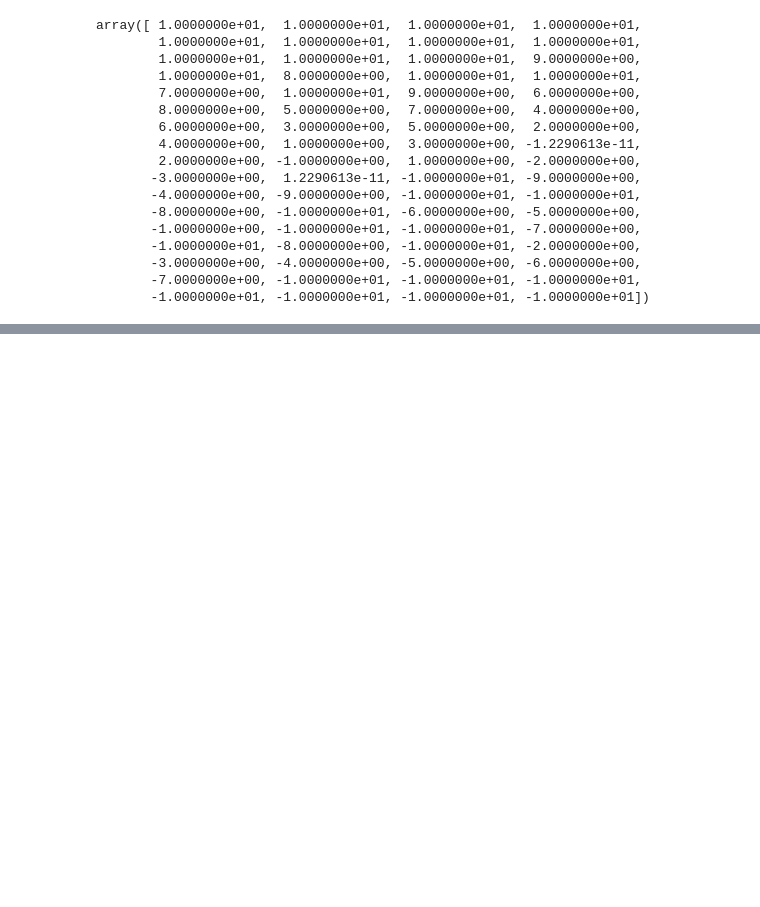
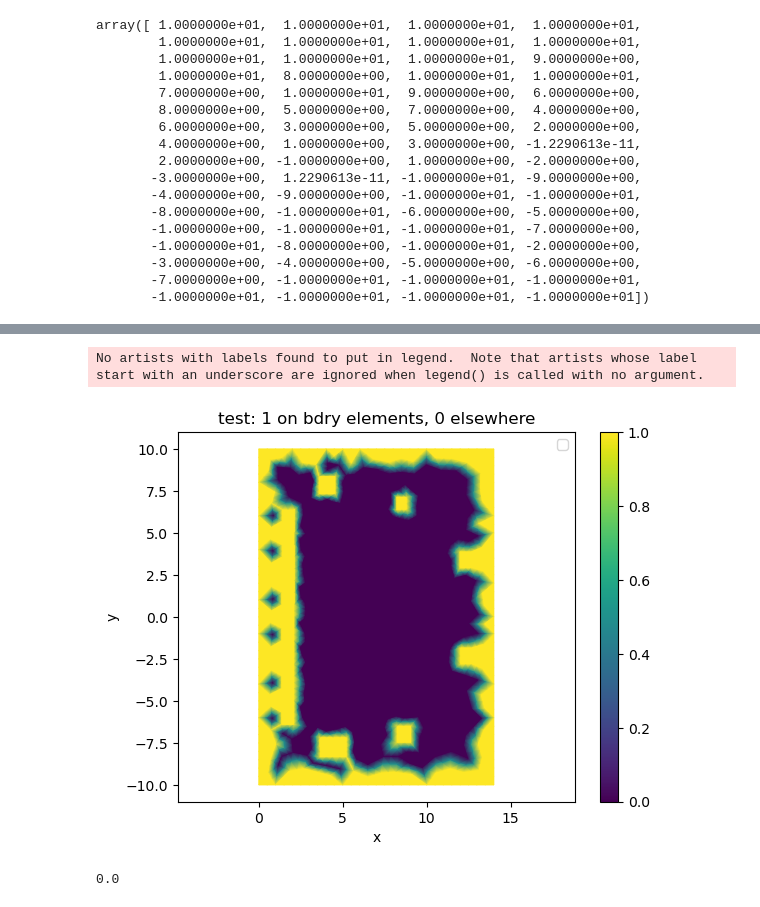
Before and after one commit to lucaciarimboli/tesi, a Jupyter notebook: FreeBoundary/notebooks/DivertorConfiguration.ipynb, the cells around one changed output, grey strips where cells are left out. Drawn from its saved outputs; the diff is of its cells as text; code cells hidden in the pictures; blank space fills up the shorter version.

```diff
--- a/FreeBoundary/notebooks/DivertorConfiguration.ipynb
+++ b/FreeBoundary/notebooks/DivertorConfiguration.ipynb
@@ -14,7 +14,8 @@ V_tool = FunctionSpace(mesh, "CG", 1)
 
 # Fill "dof_coords" vector with the coordinates of the boundary nodes of the 2D mesh
 coord_func = Function(VectorFunctionSpace(mesh, "CG", 1)).interpolate(as_vector(SpatialCoordinate(mesh)))
-dofs = DirichletBC(V_tool, 0.0, "on_boundary").nodes
+#dofs = DirichletBC(V_tool, 0.0, 15).nodes
+dofs = V_tool.boundary_nodes(15)
 dof_coords = coord_func.dat.data_ro[dofs]
 # %%
 display(dof_coords)
@@ -155,0 +198,11 @@ array([ 1.0000000e+01,  1.0000000e+01,  1.0000000e+01,  1.0000000e+01,
+# %%
+# Need to extract the dofs of the boundary elements!
+boundary_cells = mesh.topology.exterior_facets.facet_cell_map.values    #idx of boundary cells
+V_nodes = set()
+
+for nodes in V.cell_node_map().values[boundary_cells]:      # nodes format of kind: [[i,j,k]]
+    #display(nodes)
+    for node in nodes[0]:
+        V_nodes.add(node)
+
+boundary_cells_nodes = np.array(list(V_nodes))
@@ -155,0 +227,29 @@ array([ 1.0000000e+01,  1.0000000e+01,  1.0000000e+01,  1.0000000e+01,
+# %%
+# Add also the dofs iin the coils:
+coils_tag = [3,4,5,6,7,8,9,10,11,12,13,14]
+
+for tag in coils_tag:
+    coil_cells = mesh.cell_subset(tag).indices
+    #display(coil_cells)
+    for dofs in V.cell_node_map().values[coil_cells]:
+        #display(dofs)
+        for dof in dofs:    # per qualche motivo ora dofs ha un formato diverso da prima, non devo fare dofs[0]
+            V_nodes.add(dof)
+
+V_nodes = np.array(list(V_nodes))
+# %%
+# test -> function which is 0 everywhere and 1 on boundary elements
+f = Function(V)
+f.dat.data[V_nodes] = 1
+
+fig, ax = plt.subplots()
+fig.colorbar(tripcolor(f, axes=ax))
+plt.title(r"test: 1 on bdry elements, 0 elsewhere")
+plt.xlabel("x")
+plt.ylabel("y")
+plt.legend()
+plt.axis('equal')
+plt.show()
+# %% [output]
+No artists with labels found to put in legend.  Note that artists whose label start with an underscore are ignored when legend() is called with no argument.
+[figure, added]
@@ -155,0 +275,4 @@ array([ 1.0000000e+01,  1.0000000e+01,  1.0000000e+01,  1.0000000e+01,
+# %%
+display(M[0][0])
+# %% [output]
+0.0
```
Also changed, not shown: parts of 11 cells of this notebook, 14 other files.
